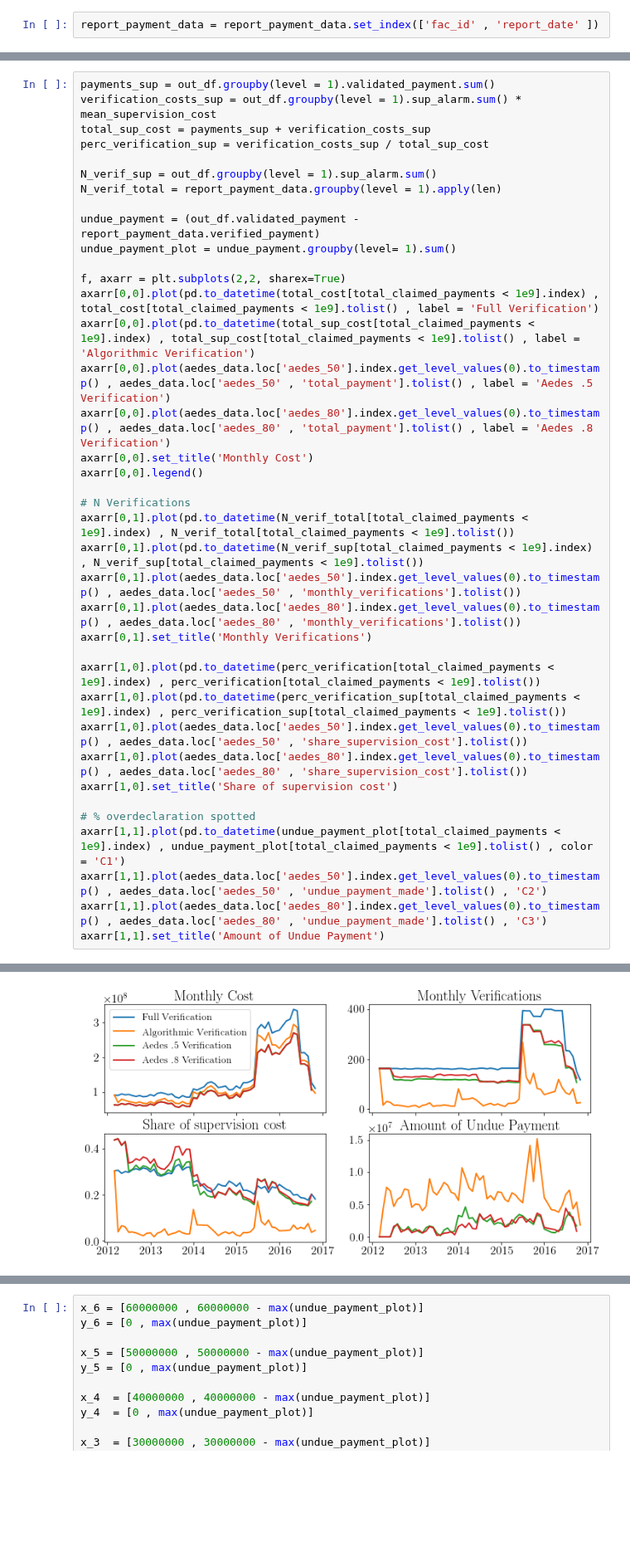
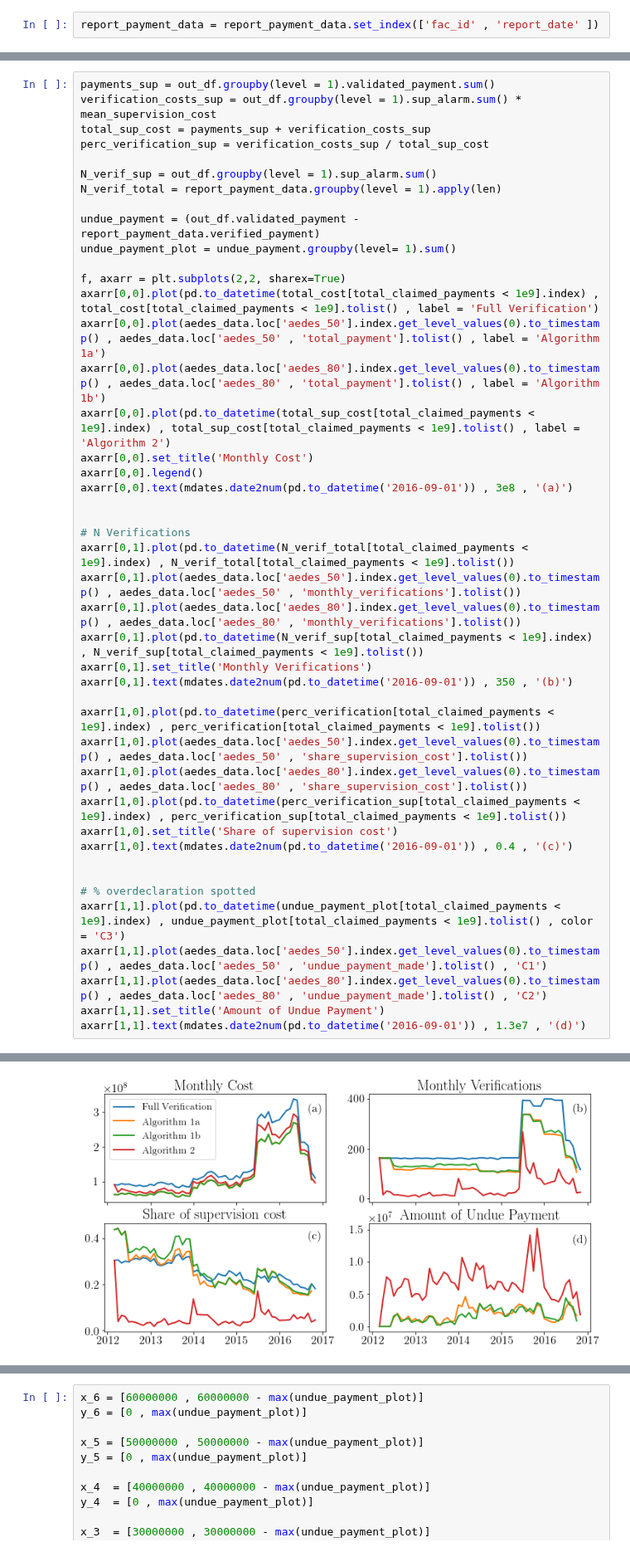
Before and after one commit to grlurton/orbf_data_validation, a Jupyter notebook: notebooks/reporting/Analysis.ipynb, the cells around one changed output, grey strips where cells are left out. Shown at 83% size. Saved outputs shown, nothing was run; the diff lists cells and outputs as text; blank space fills up the shorter version.

```diff
--- a/notebooks/reporting/Analysis.ipynb
+++ b/notebooks/reporting/Analysis.ipynb
@@ -336,39 +357,45 @@ payments_sup = out_df.groupby(level = 1).validated_payment.sum()
 verification_costs_sup = out_df.groupby(level = 1).sup_alarm.sum() * mean_supervision_cost
 total_sup_cost = payments_sup + verification_costs_sup
 perc_verification_sup = verification_costs_sup / total_sup_cost
 
 N_verif_sup = out_df.groupby(level = 1).sup_alarm.sum()
 N_verif_total = report_payment_data.groupby(level = 1).apply(len)
 
 undue_payment = (out_df.validated_payment - report_payment_data.verified_payment)
 undue_payment_plot = undue_payment.groupby(level= 1).sum()
 
 f, axarr = plt.subplots(2,2, sharex=True)
 axarr[0,0].plot(pd.to_datetime(total_cost[total_claimed_payments < 1e9].index) , total_cost[total_claimed_payments < 1e9].tolist() , label = 'Full Verification')
-axarr[0,0].plot(pd.to_datetime(total_sup_cost[total_claimed_payments < 1e9].index) , total_sup_cost[total_claimed_payments < 1e9].tolist() , label = 'Algorithmic Verification')
-axarr[0,0].plot(aedes_data.loc['aedes_50'].index.get_level_values(0).to_timestamp() , aedes_data.loc['aedes_50' , 'total_payment'].tolist() , label = 'Aedes .5 Verification')
-axarr[0,0].plot(aedes_data.loc['aedes_80'].index.get_level_values(0).to_timestamp() , aedes_data.loc['aedes_80' , 'total_payment'].tolist() , label = 'Aedes .8 Verification')
+axarr[0,0].plot(aedes_data.loc['aedes_50'].index.get_level_values(0).to_timestamp() , aedes_data.loc['aedes_50' , 'total_payment'].tolist() , label = 'Algorithm 1a')
+axarr[0,0].plot(aedes_data.loc['aedes_80'].index.get_level_values(0).to_timestamp() , aedes_data.loc['aedes_80' , 'total_payment'].tolist() , label = 'Algorithm 1b')
+axarr[0,0].plot(pd.to_datetime(total_sup_cost[total_claimed_payments < 1e9].index) , total_sup_cost[total_claimed_payments < 1e9].tolist() , label = 'Algorithm 2')
 axarr[0,0].set_title('Monthly Cost')
 axarr[0,0].legend()
+axarr[0,0].text(mdates.date2num(pd.to_datetime('2016-09-01')) , 3e8 , '(a)')
+
 
 # N Verifications
 axarr[0,1].plot(pd.to_datetime(N_verif_total[total_claimed_payments < 1e9].index) , N_verif_total[total_claimed_payments < 1e9].tolist())
-axarr[0,1].plot(pd.to_datetime(N_verif_sup[total_claimed_payments < 1e9].index) , N_verif_sup[total_claimed_payments < 1e9].tolist())
 axarr[0,1].plot(aedes_data.loc['aedes_50'].index.get_level_values(0).to_timestamp() , aedes_data.loc['aedes_50' , 'monthly_verifications'].tolist())
 axarr[0,1].plot(aedes_data.loc['aedes_80'].index.get_level_values(0).to_timestamp() , aedes_data.loc['aedes_80' , 'monthly_verifications'].tolist())
+axarr[0,1].plot(pd.to_datetime(N_verif_sup[total_claimed_payments < 1e9].index) , N_verif_sup[total_claimed_payments < 1e9].tolist())
 axarr[0,1].set_title('Monthly Verifications')
+axarr[0,1].text(mdates.date2num(pd.to_datetime('2016-09-01')) , 350 , '(b)')
 
 axarr[1,0].plot(pd.to_datetime(perc_verification[total_claimed_payments < 1e9].index) , perc_verification[total_claimed_payments < 1e9].tolist())
-axarr[1,0].plot(pd.to_datetime(perc_verification_sup[total_claimed_payments < 1e9].index) , perc_verification_sup[total_claimed_payments < 1e9].tolist())
 axarr[1,0].plot(aedes_data.loc['aedes_50'].index.get_level_values(0).to_timestamp() , aedes_data.loc['aedes_50' , 'share_supervision_cost'].tolist())
 axarr[1,0].plot(aedes_data.loc['aedes_80'].index.get_level_values(0).to_timestamp() , aedes_data.loc['aedes_80' , 'share_supervision_cost'].tolist())
+axarr[1,0].plot(pd.to_datetime(perc_verification_sup[total_claimed_payments < 1e9].index) , perc_verification_sup[total_claimed_payments < 1e9].tolist())
 axarr[1,0].set_title('Share of supervision cost')
+axarr[1,0].text(mdates.date2num(pd.to_datetime('2016-09-01')) , 0.4 , '(c)')
+
 
 # % overdeclaration spotted
-axarr[1,1].plot(pd.to_datetime(undue_payment_plot[total_claimed_payments < 1e9].index) , undue_payment_plot[total_claimed_payments < 1e9].tolist() , color = 'C1')
-axarr[1,1].plot(aedes_data.loc['aedes_50'].index.get_level_values(0).to_timestamp() , aedes_data.loc['aedes_50' , 'undue_payment_made'].tolist() , 'C2')
-axarr[1,1].plot(aedes_data.loc['aedes_80'].index.get_level_values(0).to_timestamp() , aedes_data.loc['aedes_80' , 'undue_payment_made'].tolist() , 'C3')
+axarr[1,1].plot(pd.to_datetime(undue_payment_plot[total_claimed_payments < 1e9].index) , undue_payment_plot[total_claimed_payments < 1e9].tolist() , color = 'C3')
+axarr[1,1].plot(aedes_data.loc['aedes_50'].index.get_level_values(0).to_timestamp() , aedes_data.loc['aedes_50' , 'undue_payment_made'].tolist() , 'C1')
+axarr[1,1].plot(aedes_data.loc['aedes_80'].index.get_level_values(0).to_timestamp() , aedes_data.loc['aedes_80' , 'undue_payment_made'].tolist() , 'C2')
 axarr[1,1].set_title('Amount of Undue Payment')
+axarr[1,1].text(mdates.date2num(pd.to_datetime('2016-09-01')) , 1.3e7 , '(d)')
 # %% [output]
 <matplotlib.text.Text at 0x...>
-[figure, old version]
+[figure, new version]
```
Also changed, not shown: parts of 20 cells of this notebook.
